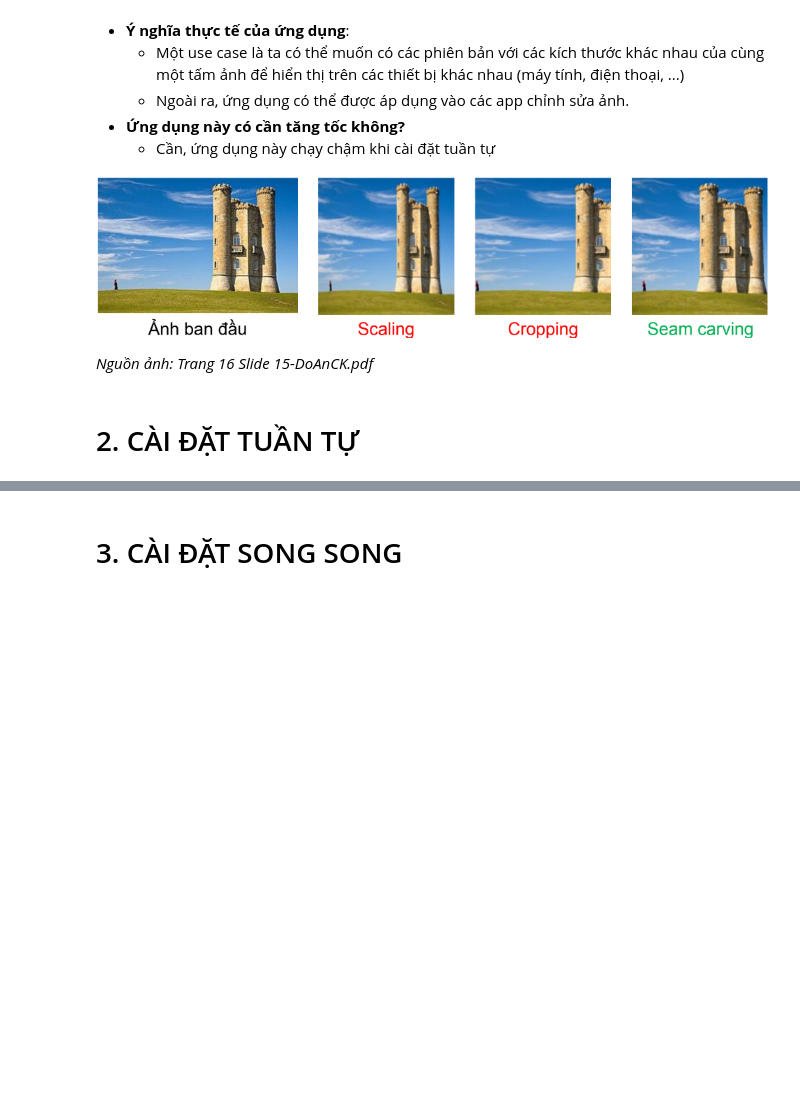
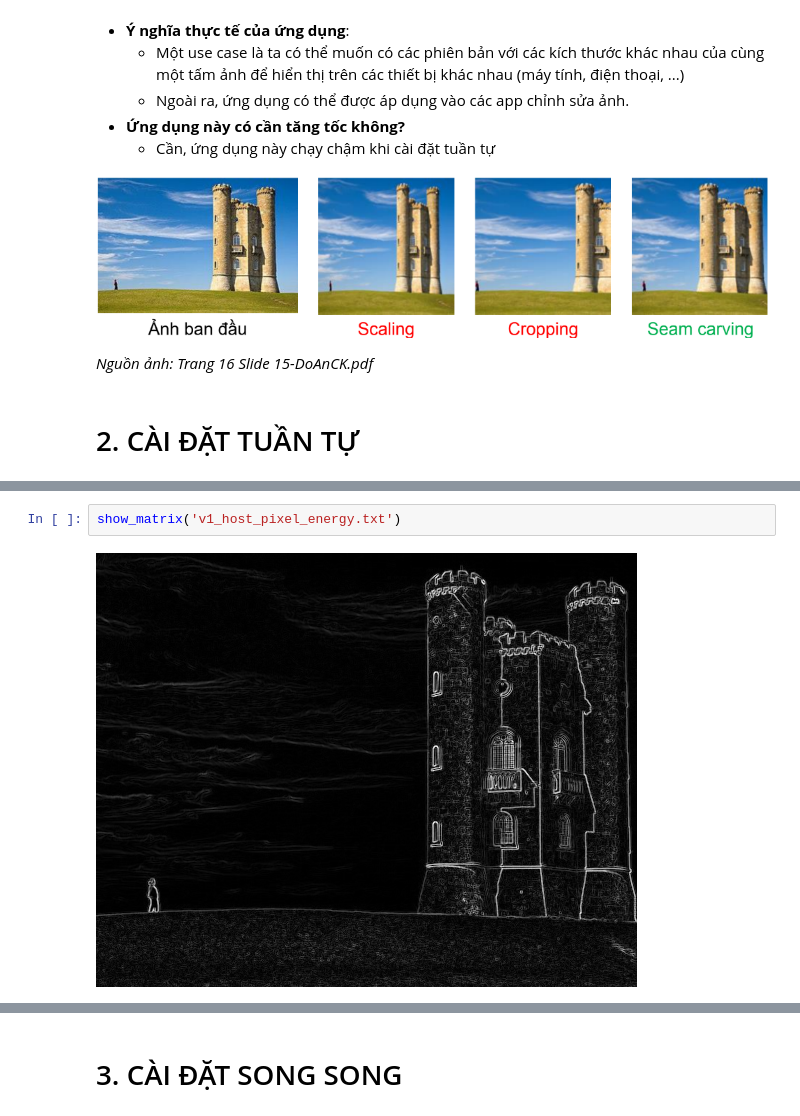
Before and after one commit to pdthuc/CUDA_Seam-Carving, a Jupyter notebook: Report.ipynb, the cells around one changed output, grey strips where cells are left out. Saved outputs shown, nothing was run; the diff lists cells and outputs as text; blank space fills up the shorter version.

```diff
--- a/Report.ipynb
+++ b/Report.ipynb
@@ -120,0 +150,4 @@ Image size (width x height): 500 x 434
+# %%
+show_matrix('v1_host_pixel_energy.txt')
+# %% [output]
+[figure, added]
```
Also changed, not shown: parts of 38 cells of this notebook, 5 other files.
